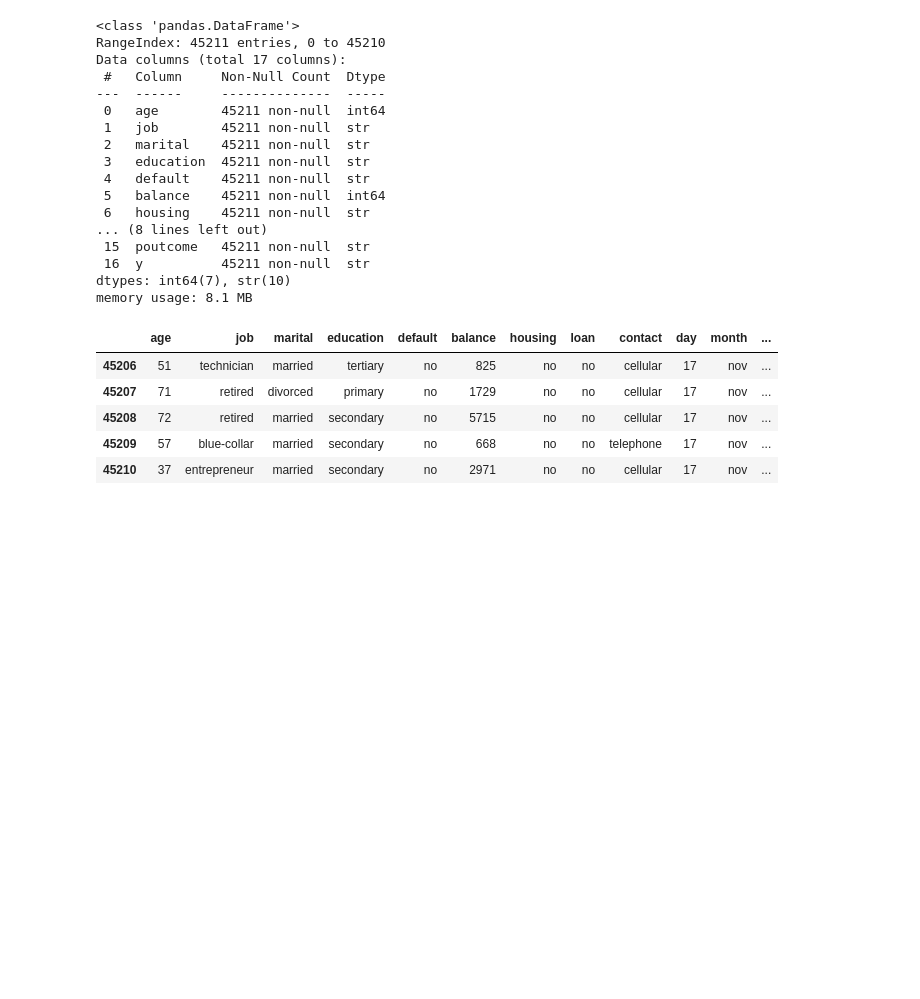
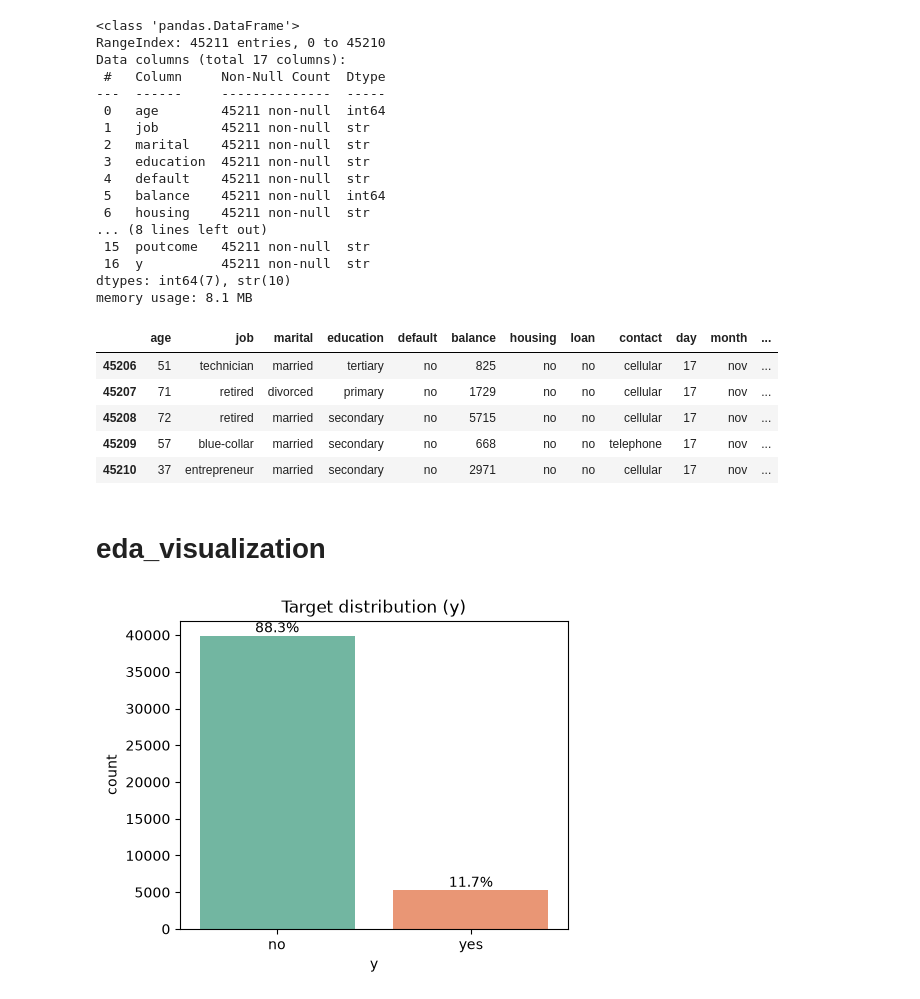
Before and after one commit to ahmedhamdy-DS/Bank-Marketing-, a Jupyter notebook: ml_bank_marketing_pipeline.ipynb, the cells around one changed output. Cells and saved outputs as stored; diff of their text form; code cells hidden in the pictures; blank space fills up the shorter version.

Commit message:
added 30% eda_visualization

```diff
--- a/ml_bank_marketing_pipeline.ipynb
+++ b/ml_bank_marketing_pipeline.ipynb
@@ -7,6 +7,10 @@ import seaborn as sns
 import matplotlib.pyplot as plt
 # %%
 data=pd.read_csv('bank-full.csv',sep=';')
+data["y_num"] = (data["y"] == "yes").astype(int)
+
+num_cols = ["age", "balance", "day", "duration", "campaign", "pdays", "previous"]
+cat_cols = ["job", "marital", "education", "default", "housing", "loan", "contact", "poutcome"]
 # %%
 data=data[~data.duplicated()]
 # %%
@@ -47,3 +51,17 @@ data.tail()
 | 45208 | 72 | retired | married | secondary | no | 5715 | no | no | cellular | 17 | nov | ... |
 | 45209 | 57 | blue-collar | married | secondary | no | 668 | no | no | telephone | 17 | nov | ... |
 | 45210 | 37 | entrepreneur | married | secondary | no | 2971 | no | no | cellular | 17 | nov | ... |
+# %% [markdown]
+# eda_visualization
+# %%
+plt.figure(figsize=(5, 4))
+ax = sns.countplot(data=data, x="y", hue="y", palette="Set2", legend=False)
+total = len(data)
+for p in ax.patches:
+    ax.annotate(f"{p.get_height() / total:.1%}",
+                (p.get_x() + p.get_width() / 2, p.get_height()),
+                ha="center", va="bottom")
+plt.title("Target distribution (y)")
+plt.show()
+# %% [output]
+[figure, added]
```
Also changed, not shown: parts of 2 cells of this notebook.
